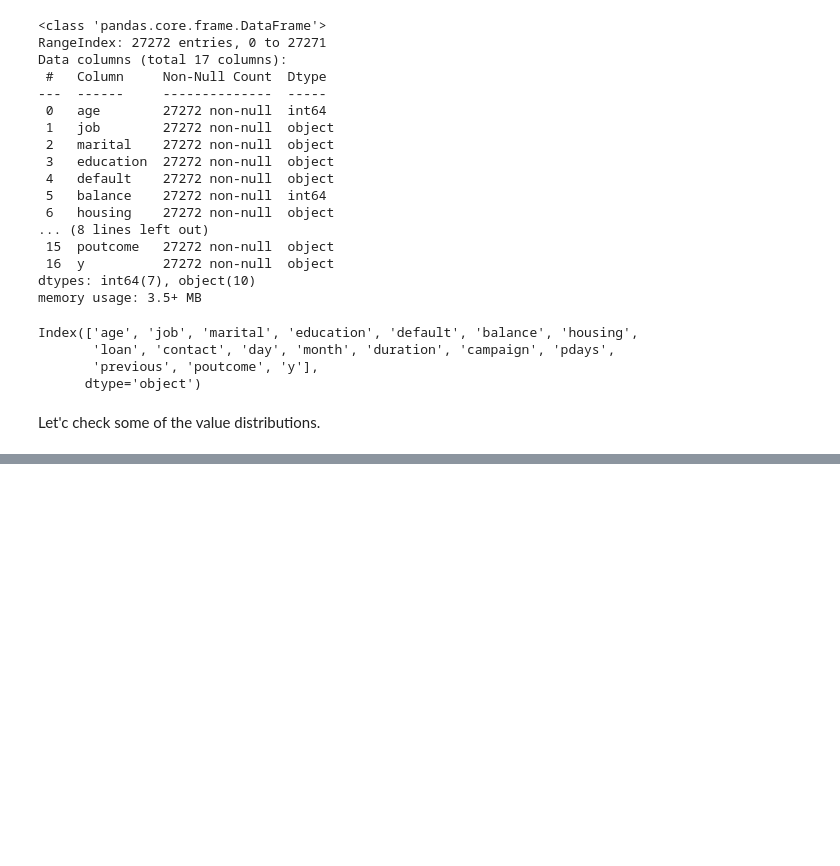
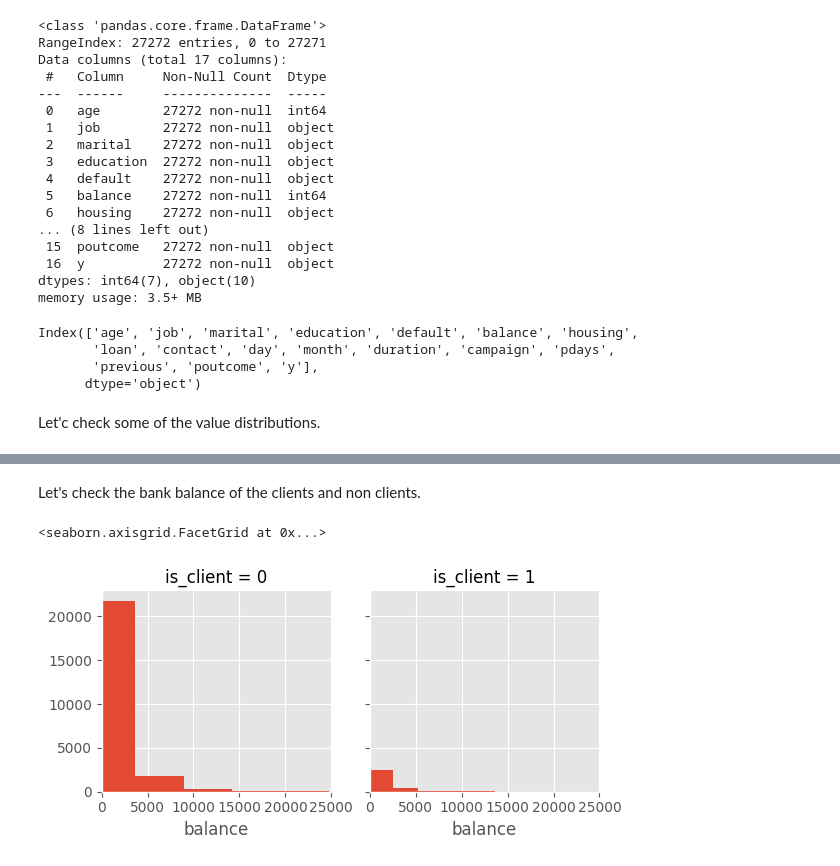
Before and after one commit to 1Solon/ml-final-assignment, a Jupyter notebook: src/C19349793.ipynb, the cells around one changed output, grey strips where cells are left out. Drawn from its saved outputs; the diff is of its cells as text; code cells hidden in the pictures; blank space fills up the shorter version.

```diff
--- a/src/C19349793.ipynb
+++ b/src/C19349793.ipynb
@@ -85,0 +170,9 @@ TypeError: countplot() takes from 0 to 1 positional arguments but 2 were given
+# %% [markdown]
+Let's check the bank balance of the clients and non clients.
+# %%
+g = sns.FacetGrid(col='is_client', data=data)
+g.map(plt.hist, 'balance', bins=20)
+g.set(xlim=(0, 25000))
+# %% [output]
+<seaborn.axisgrid.FacetGrid at 0x...>
+[figure, added]
```
Also changed, not shown: parts of 26 cells of this notebook.
